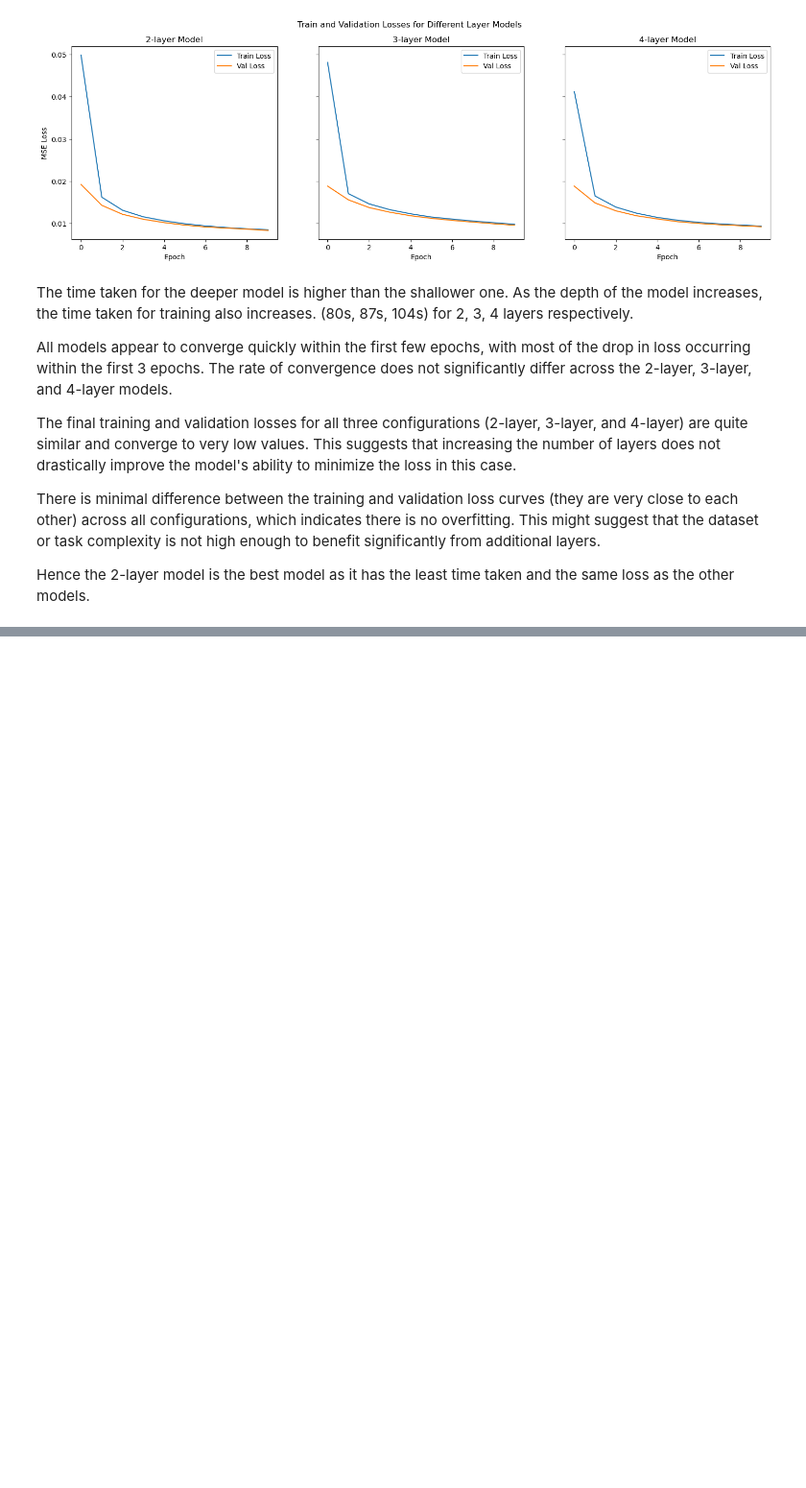
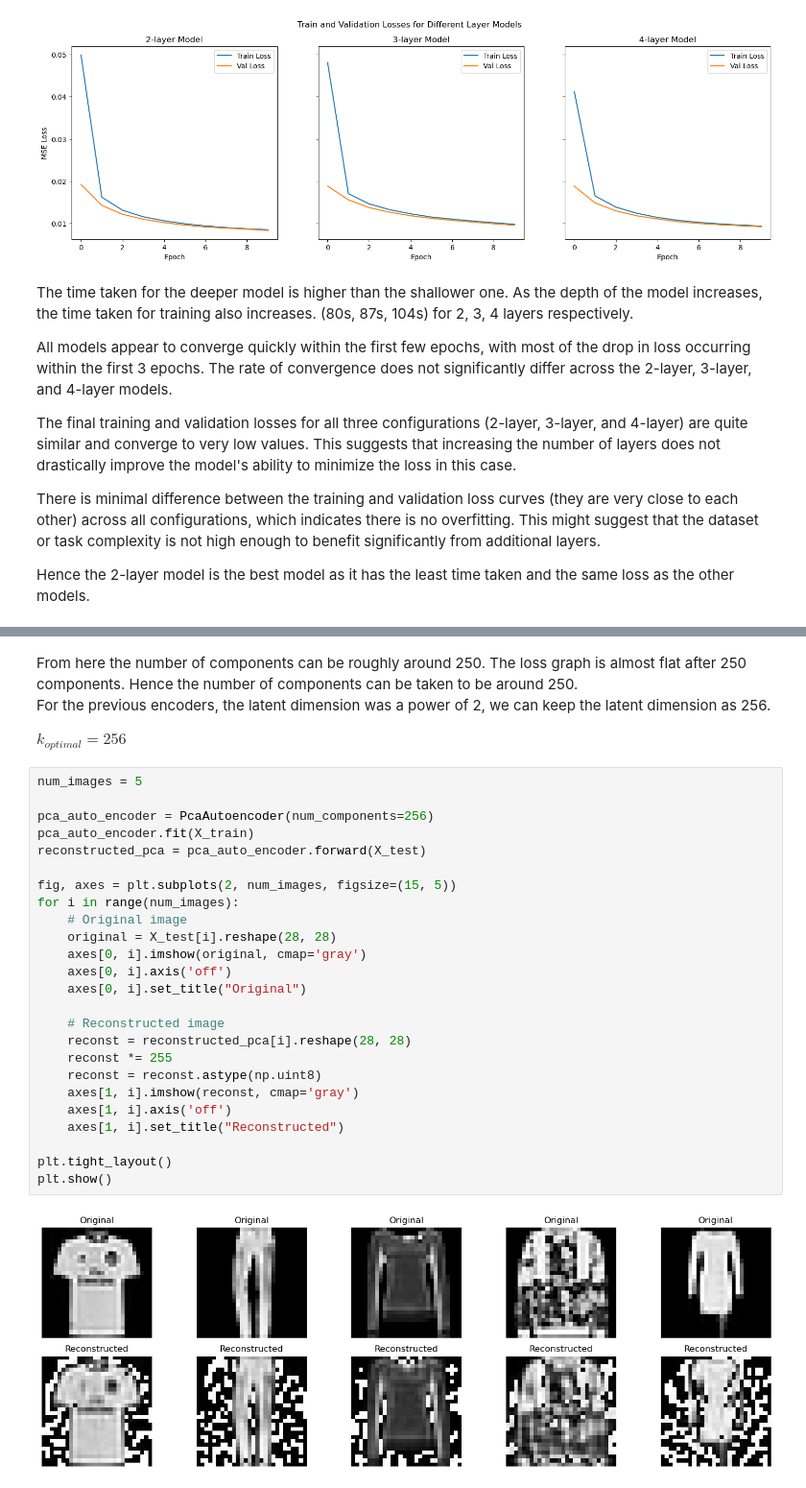
Before and after one commit to Abhinav7R/ML-kit, a Jupyter notebook: assignments/4/AutoEncoder.ipynb, the cells around one changed output, grey strips where cells are left out. Shown at 96% size. Saved outputs shown, nothing was run; the diff lists cells and outputs as text; blank space fills up the shorter version.

```diff
--- a/assignments/4/AutoEncoder.ipynb
+++ b/assignments/4/AutoEncoder.ipynb
@@ -516,0 +685,32 @@ Hence the 2-layer model is the best model as it has the least time taken and the
+# %% [markdown]
+From here the number of components can be roughly around 250. The loss graph is almost flat after 250 components. Hence the number of components can be taken to be around 250.
+For the previous encoders, the latent dimension was a power of 2, we can keep the latent dimension as 256.
+
+$k_{optimal} = 256$
+# %%
+num_images = 5
+
+pca_auto_encoder = PcaAutoencoder(num_components=256)
+pca_auto_encoder.fit(X_train)
+reconstructed_pca = pca_auto_encoder.forward(X_test)
+
+fig, axes = plt.subplots(2, num_images, figsize=(15, 5))
+for i in range(num_images):
+    # Original image
+    original = X_test[i].reshape(28, 28)
+    axes[0, i].imshow(original, cmap='gray')
+    axes[0, i].axis('off')
+    axes[0, i].set_title("Original")
+
+    # Reconstructed image
+    reconst = reconstructed_pca[i].reshape(28, 28)
+    reconst *= 255
+    reconst = reconst.astype(np.uint8)
+    axes[1, i].imshow(reconst, cmap='gray')
+    axes[1, i].axis('off')
+    axes[1, i].set_title("Reconstructed")
+
+plt.tight_layout()
+plt.show()
+# %% [output]
+[figure, added]
```
Also changed, not shown: parts of 28 cells of this notebook, 5 other files.
